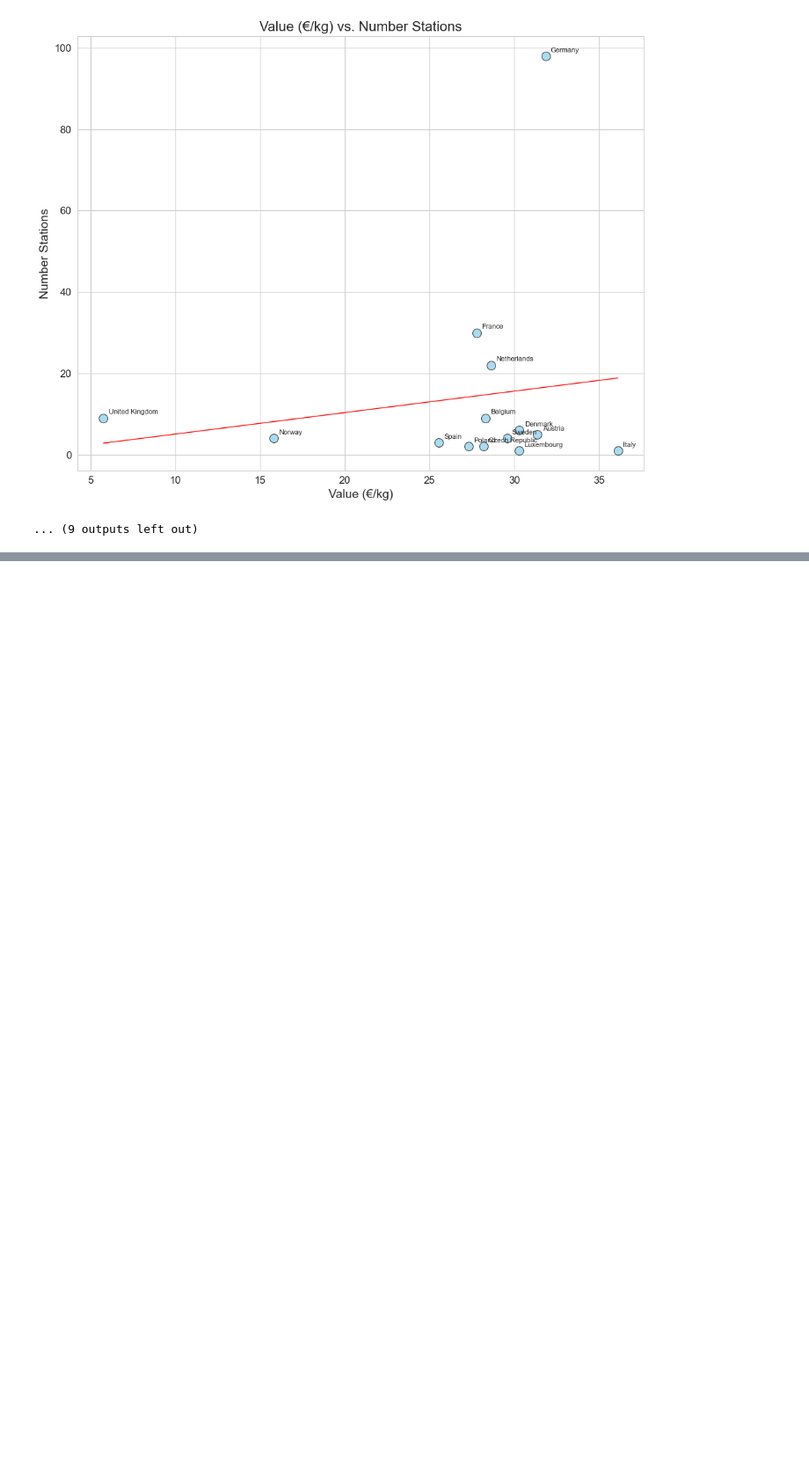
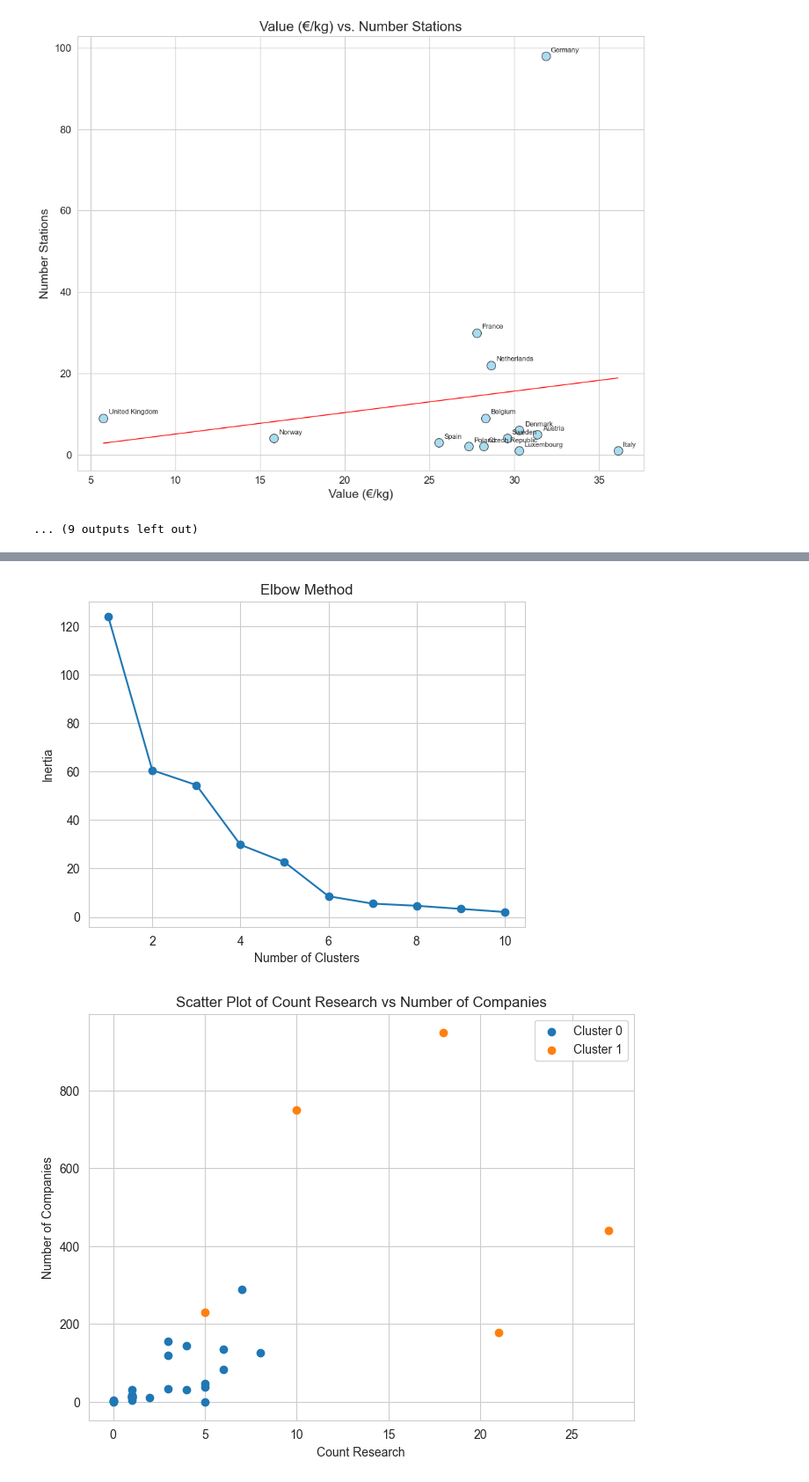
Before and after one commit to premstaller1/Masterarbeit, a Jupyter notebook: CorrelationAnalysis/correlation.ipynb, the cells around one changed output, grey strips where cells are left out. Shown at 88% size. Saved outputs shown, nothing was run; the diff lists cells and outputs as text; code cells hidden in the pictures; blank space fills up the shorter version.

```diff
--- a/CorrelationAnalysis/correlation.ipynb
+++ b/CorrelationAnalysis/correlation.ipynb
@@ -647,0 +744,53 @@ create_correlation_plots(merged_df_new, all_variable_pairs)
+# %%
+import pandas as pd
+from sklearn.preprocessing import StandardScaler
+from sklearn.cluster import KMeans
+import matplotlib.pyplot as plt
+
+# Select relevant variables for clustering
+variables_of_interest = ["Count Research", "Number of Companies", "Number of Valleys", "Patent Count"]
+
+# Normalize the selected variables
+scaler = StandardScaler()
+scaled_data = scaler.fit_transform(merged_df_new[variables_of_interest])
+
+# Determine the optimal number of clusters
+inertia = []
+for n_clusters in range(1, 11):
+    kmeans = KMeans(n_clusters=n_clusters, random_state=42)
+    kmeans.fit(scaled_data)
+    inertia.append(kmeans.inertia_)
+
+# Plot the elbow method to visualize inertia
+plt.plot(range(1, 11), inertia, marker='o')
+plt.xlabel('Number of Clusters')
+plt.ylabel('Inertia')
+plt.title('Elbow Method')
+plt.show()
+
+# Based on the elbow method, choose the optimal number of clusters
+optimal_n_clusters = 2
+
+# Perform k-means clustering
+kmeans = KMeans(n_clusters=optimal_n_clusters, random_state=42)
+clusters = kmeans.fit_predict(scaled_data)
+
+# Add cluster labels to the dataset
+merged_df_new['Cluster'] = clusters
+
+# Visualize clusters using scatter plots (consider pairwise combinations of variables)
+for i in range(len(variables_of_interest)):
+    for j in range(i + 1, len(variables_of_interest)):
+        plt.figure(figsize=(8, 6))
+        for cluster_label in range(optimal_n_clusters):
+            plt.scatter(merged_df_new[merged_df_new['Cluster'] == cluster_label][variables_of_interest[i]],
+                        merged_df_new[merged_df_new['Cluster'] == cluster_label][variables_of_interest[j]],
+                        label=f'Cluster {cluster_label}')
+        plt.xlabel(variables_of_interest[i])
+        plt.ylabel(variables_of_interest[j])
+        plt.title(f'Scatter Plot of {variables_of_interest[i]} vs {variables_of_interest[j]}')
+        plt.legend()
+        plt.show()
+# %% [output]
+[figure, added]
+[figure, added]
```
Also changed, not shown: parts of 13 cells of this notebook.
